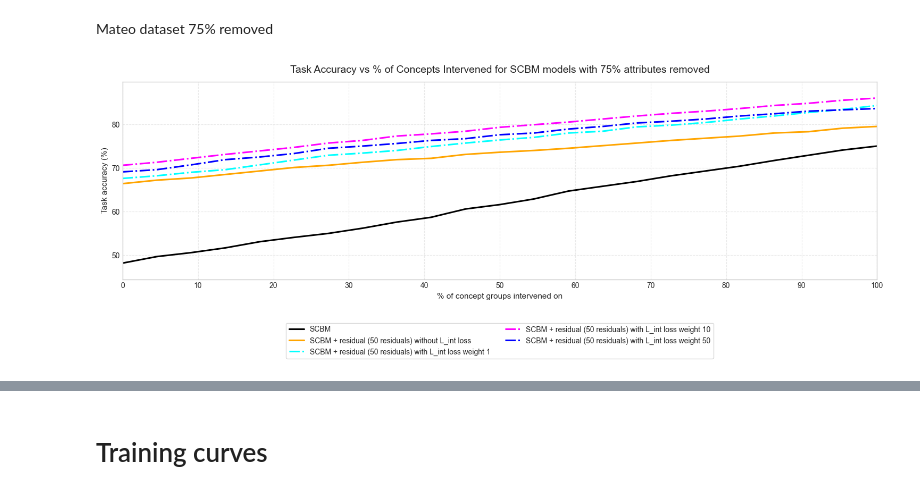
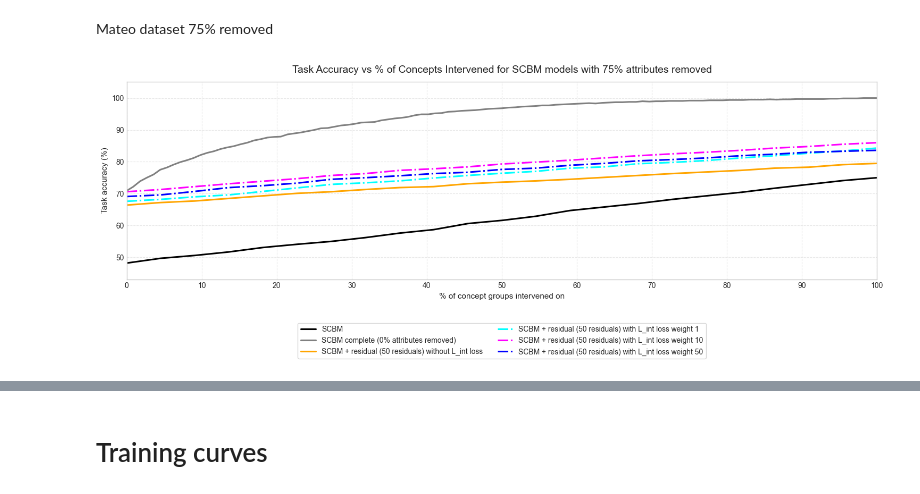
Before and after one commit to stephenmarcou/SCBM_implementation, a Jupyter notebook: results.ipynb, the cells around one changed output, grey strips where cells are left out. Cells and saved outputs as stored; diff of their text form; code cells hidden in the pictures.

```diff
--- a/results.ipynb
+++ b/results.ipynb
@@ -1088,35 +1088,35 @@ ax.set_xlim(0, 100)
 # )
 
 y_min = min(min(y_accuracies_list_scbm_075_residual_50_L_int_loss_10_fixed),
             min(y_accuracies_list_scbm_075), min(y_accuracies_list_scbm_075_residual_50),
             min(y_accuracies_list_scbm_075_residual_50_L_int_loss_1_fixed),
-            min(y_accuracies_list_scbm_075_residual_50_L_int_loss_50_fixed)
+            min(y_accuracies_list_scbm_075_residual_50_L_int_loss_50_fixed),
             min(y_accuracies_list_scbm_complete)
             )
 
 y_max = max(max(y_accuracies_list_scbm_075_residual_50_L_int_loss_10_fixed),
             max(y_accuracies_list_scbm_075), max(y_accuracies_list_scbm_075_residual_50),
             max(y_accuracies_list_scbm_075_residual_50_L_int_loss_1_fixed),
             max(y_accuracies_list_scbm_075_residual_50_L_int_loss_50_fixed),
             max(y_accuracies_list_scbm_complete)
             )
 
 
 
 pad = max((y_max - y_min) * 0.1, 0.5)
 ax.set_ylim(y_min - pad, y_max + pad)
 
 ax.grid(True, which="major", linestyle="--", alpha=0.45)
 ax.legend(
     loc="upper center",
     bbox_to_anchor=(0.5, -0.2),
     ncol=2,  # spread across columns
     frameon=True
 )
 fig.tight_layout()
 plt.show()
 # %% [output]
-[figure, old version]
+[figure, new version]
 # %%
 df_dict = {
     "Model": [
```
Also changed, not shown: 7 other files.
